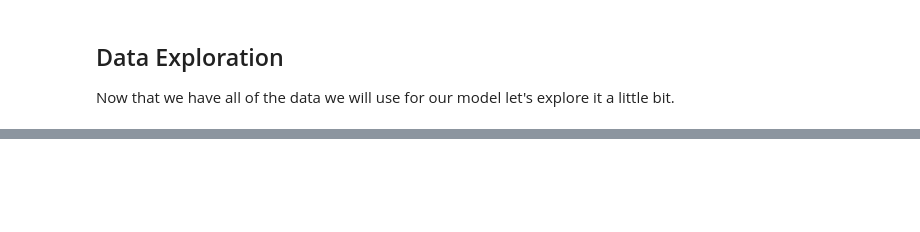
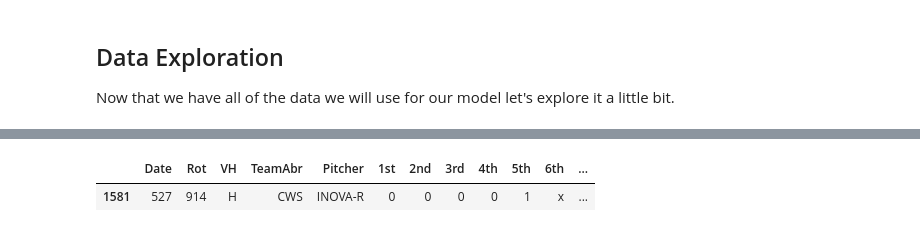
Before and after one commit to EricFriedlander/mlb-predict, a Jupyter notebook: notebooks/model1-basicRegression.ipynb, the cells around one changed output, grey strips where cells are left out. Cells and saved outputs as stored; diff of their text form; code cells hidden in the pictures; blank space fills up the shorter version.

```diff
--- a/notebooks/model1-basicRegression.ipynb
+++ b/notebooks/model1-basicRegression.ipynb
@@ -152,6 +240,7 @@ model_data.drop(columns=['Team_away', 'Team_home', 'Runs_away', 'Runs_home'], in
 
 Now that we have all of the data we will use for our model let's explore it a little bit.
 # %%
+pd.set_option('max_columns', None)
 model_data[model_data['Run Line_home'] != -model_data['Run Line_away']]
 # %% [output]
 |  | GameID | AwayTeam | HomeTeam | DateTime | AwayScore | HomeScore | GameNum_away | HomeAway_away | Hits_away | ... |
@@ -168,5 +256,8 @@ model_data[model_data['Run Line_home'] != -model_data['Run Line_away']]
 # %%
-odds.loc[(odds['Date']==807)]
+odds.loc[(odds['Date']==527) & (odds['TeamAbr'] == 'CWS')]
+# %% [output]
+|  | Date | Rot | VH | TeamAbr | Pitcher | 1st | 2nd | 3rd | 4th | 5th | 6th | ... |
+| 1581 | 527 | 914 | H | CWS | INOVA-R | 0 | 0 | 0 | 0 | 1 | x | ... |
 # %%
 odds[(odds['TeamAbr']=='ATL')].iloc[4]
 # %%
```
Also changed, not shown: parts of 21 cells of this notebook.
